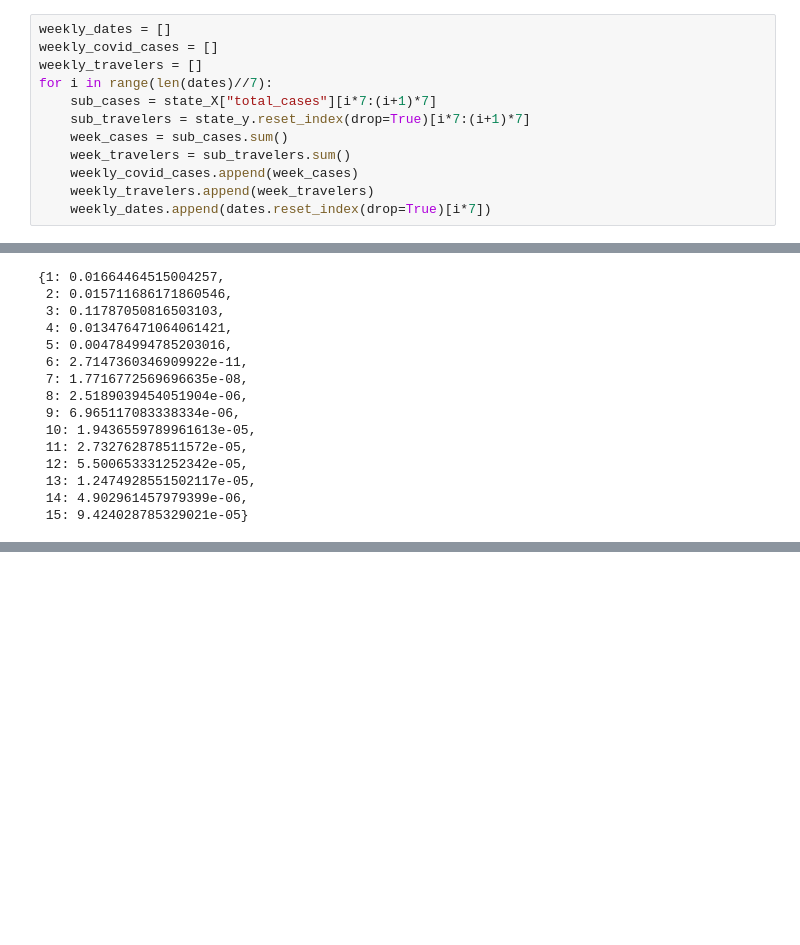
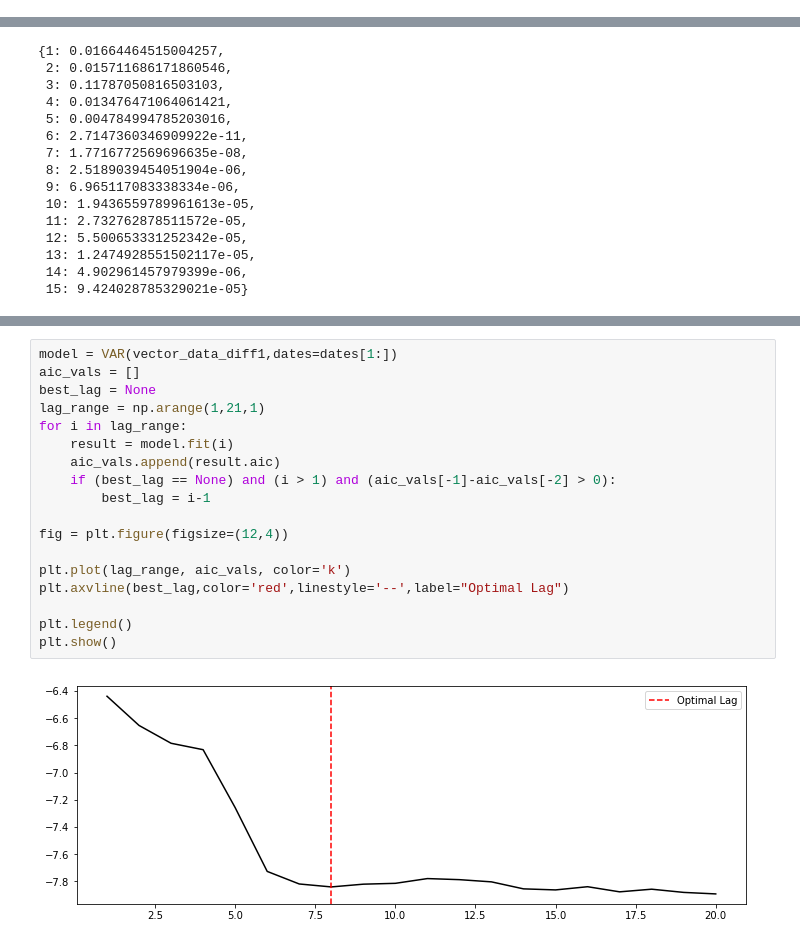
Before and after one commit to mrepasky3/ISYE6416-Spring2021-Project, a Jupyter notebook: AutoRegression.ipynb, the cells around one changed output, grey strips where cells are left out. Saved outputs shown, nothing was run; the diff lists cells and outputs as text; blank space fills up the shorter version.

Commit message:
added more VAR modelling

```diff
--- a/AutoRegression.ipynb
+++ b/AutoRegression.ipynb
@@ -10,14 +11,2 @@ from statsmodels.tsa.vector_ar.vecm import coint_johansen
 # %%
 dates, state_y, state_X, feature_labels = covid_feature_extraction.state_extraction("Population")
-# %%
-weekly_dates = []
-weekly_covid_cases = []
-weekly_travelers = []
-for i in range(len(dates)//7):
-    sub_cases = state_X["total_cases"][i*7:(i+1)*7]
-    sub_travelers = state_y.reset_index(drop=True)[i*7:(i+1)*7]
-    week_cases = sub_cases.sum()
-    week_travelers = sub_travelers.sum()
-    weekly_covid_cases.append(week_cases)
-    weekly_travelers.append(week_travelers)
-    weekly_dates.append(dates.reset_index(drop=True)[i*7])
@@ -78,0 +176,20 @@ gct[2][0]['ssr_ftest'][1]
+# %%
+model = VAR(vector_data_diff1,dates=dates[1:])
+aic_vals = []
+best_lag = None
+lag_range = np.arange(1,21,1)
+for i in lag_range:
+    result = model.fit(i)
+    aic_vals.append(result.aic)
+    if (best_lag == None) and (i > 1) and (aic_vals[-1]-aic_vals[-2] > 0):
+        best_lag = i-1
+
+fig = plt.figure(figsize=(12,4))
+
+plt.plot(lag_range, aic_vals, color='k')
+plt.axvline(best_lag,color='red',linestyle='--',label="Optimal Lag")
+
+plt.legend()
+plt.show()
+# %% [output]
+[figure, added]
```
Also changed, not shown: parts of 18 cells of this notebook.
